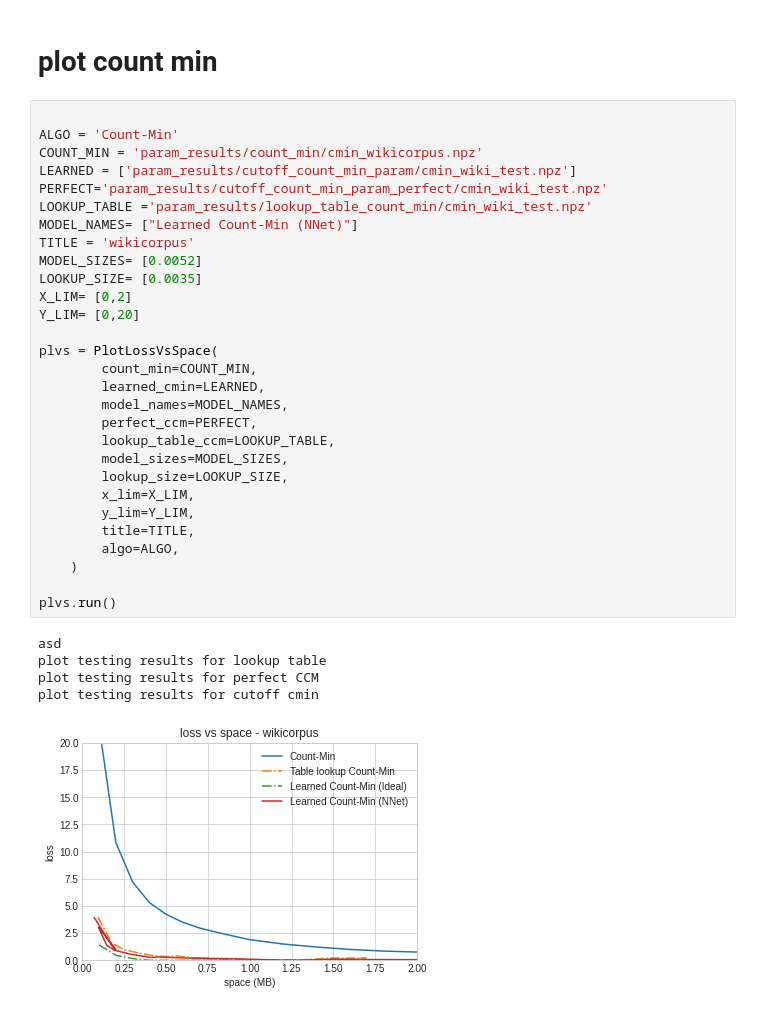
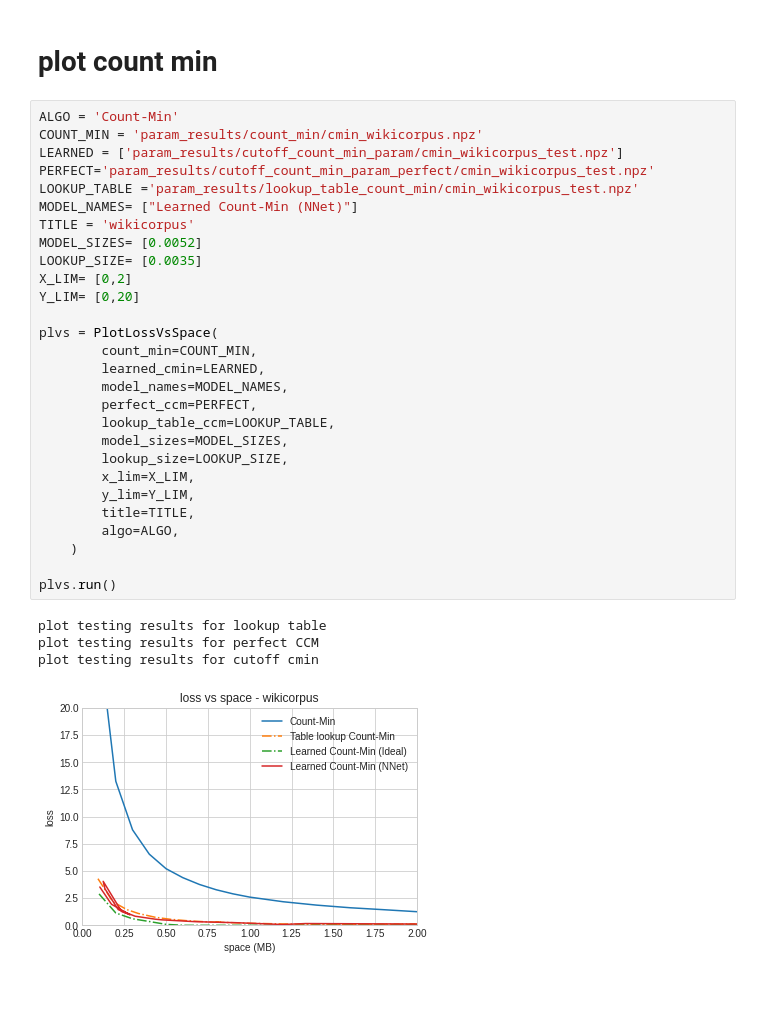
Before and after one commit to danielkorat/dynamic_ds, a Jupyter notebook: Playground.ipynb, the cells around one changed output. Saved outputs shown, nothing was run; the diff lists cells and outputs as text.

```diff
--- a/Playground.ipynb
+++ b/Playground.ipynb
@@ -253,37 +289,35 @@ cutoff_count_min_param_perfect: bcut: 11250, # hashes 1, # buckets 13750 - loss
 # %% [markdown]
 # plot count min
 # %%
-
 ALGO = 'Count-Min'
 COUNT_MIN = 'param_results/count_min/cmin_wikicorpus.npz'
-LEARNED = ['param_results/cutoff_count_min_param/cmin_wiki_test.npz']
-PERFECT='param_results/cutoff_count_min_param_perfect/cmin_wiki_test.npz'
-LOOKUP_TABLE ='param_results/lookup_table_count_min/cmin_wiki_test.npz'
+LEARNED = ['param_results/cutoff_count_min_param/cmin_wikicorpus_test.npz']
+PERFECT='param_results/cutoff_count_min_param_perfect/cmin_wikicorpus_test.npz'
+LOOKUP_TABLE ='param_results/lookup_table_count_min/cmin_wikicorpus_test.npz'
 MODEL_NAMES= ["Learned Count-Min (NNet)"]
 TITLE = 'wikicorpus'
 MODEL_SIZES= [0.0052]
 LOOKUP_SIZE= [0.0035]
 X_LIM= [0,2]
 Y_LIM= [0,20]
 
 plvs = PlotLossVsSpace(
         count_min=COUNT_MIN,
         learned_cmin=LEARNED,
         model_names=MODEL_NAMES,
         perfect_ccm=PERFECT,
         lookup_table_ccm=LOOKUP_TABLE,
         model_sizes=MODEL_SIZES,
         lookup_size=LOOKUP_SIZE,
         x_lim=X_LIM,
         y_lim=Y_LIM,
         title=TITLE,
         algo=ALGO,
     )
 
 plvs.run()
 # %% [output]
-asd
 plot testing results for lookup table
 plot testing results for perfect CCM
 plot testing results for cutoff cmin
-[figure, old version]
+[figure, new version]
```
Also changed, not shown: parts of 15 cells of this notebook, 5 other files.
